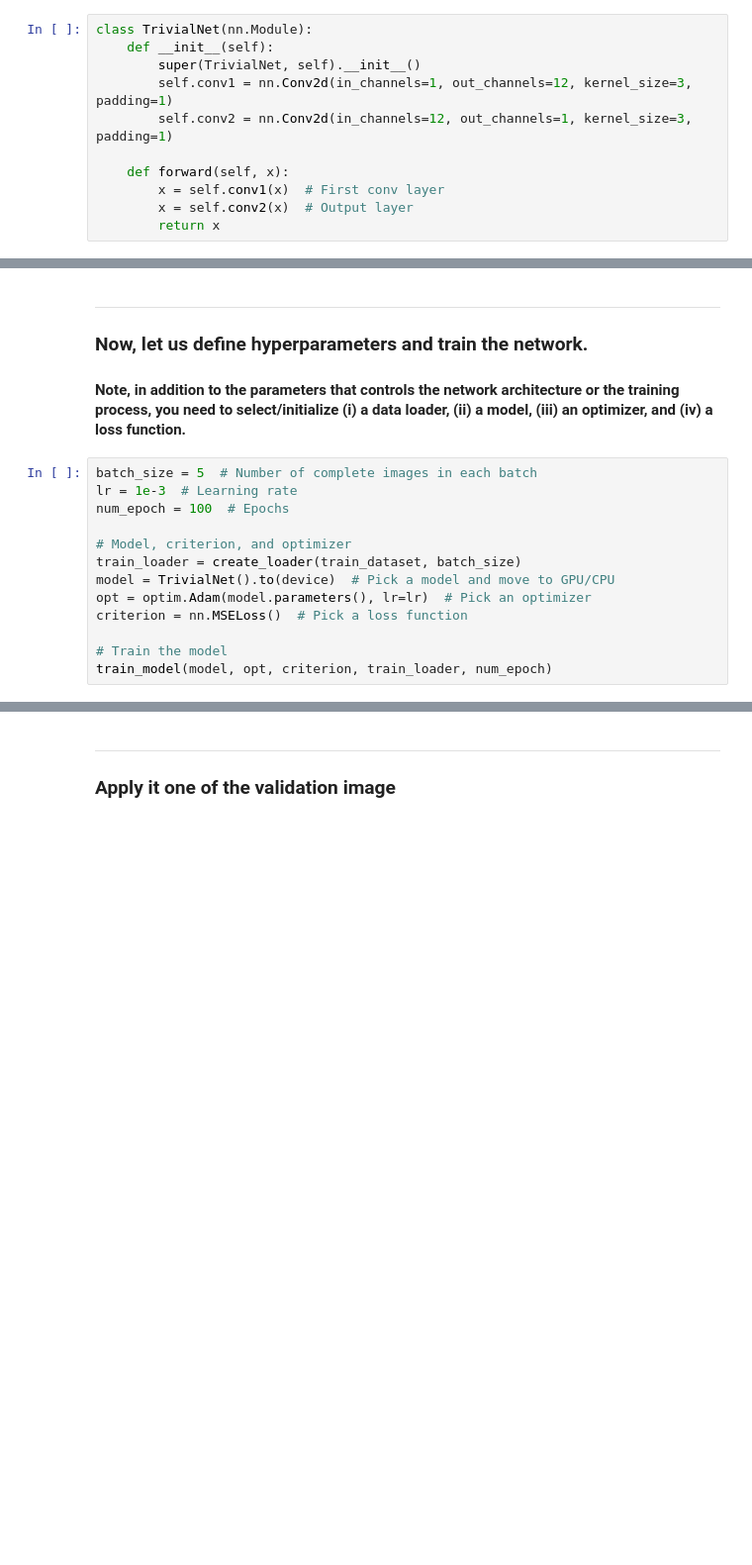
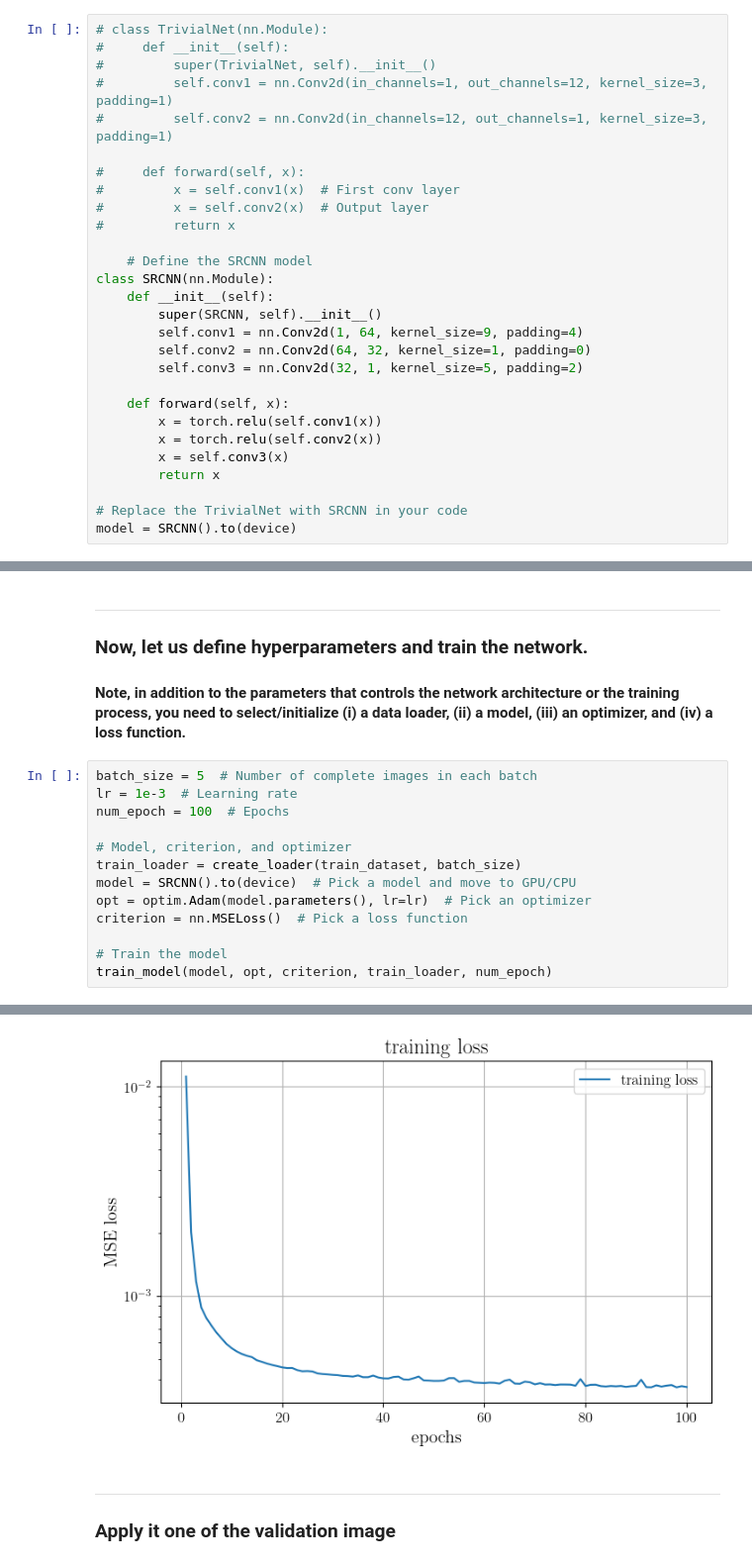
Before and after one commit to kangaaroob/BME5710-FinalProject, a Jupyter notebook: trivialnet.ipynb, the cells around one changed output, grey strips where cells are left out. Shown at 99% size. Saved outputs shown, nothing was run; the diff lists cells and outputs as text; blank space fills up the shorter version.

```diff
--- a/trivialnet.ipynb
+++ b/trivialnet.ipynb
@@ -103,16 +103,33 @@ ___
 
 #### Here, I have defined a trivial network, which has only two layers and no activation function. We are essentially doing linear filtering.
 # %%
-class TrivialNet(nn.Module):
+# class TrivialNet(nn.Module):
+#     def __init__(self):
+#         super(TrivialNet, self).__init__()
+#         self.conv1 = nn.Conv2d(in_channels=1, out_channels=12, kernel_size=3, padding=1)
+#         self.conv2 = nn.Conv2d(in_channels=12, out_channels=1, kernel_size=3, padding=1)
+
+#     def forward(self, x):
+#         x = self.conv1(x)  # First conv layer
+#         x = self.conv2(x)  # Output layer
+#         return x
+
+    # Define the SRCNN model
+class SRCNN(nn.Module):
     def __init__(self):
-        super(TrivialNet, self).__init__()
-        self.conv1 = nn.Conv2d(in_channels=1, out_channels=12, kernel_size=3, padding=1)
-        self.conv2 = nn.Conv2d(in_channels=12, out_channels=1, kernel_size=3, padding=1)
+        super(SRCNN, self).__init__()
+        self.conv1 = nn.Conv2d(1, 64, kernel_size=9, padding=4)
+        self.conv2 = nn.Conv2d(64, 32, kernel_size=1, padding=0)
+        self.conv3 = nn.Conv2d(32, 1, kernel_size=5, padding=2)
 
     def forward(self, x):
-        x = self.conv1(x)  # First conv layer
-        x = self.conv2(x)  # Output layer
+        x = torch.relu(self.conv1(x))
+        x = torch.relu(self.conv2(x))
+        x = self.conv3(x)
         return x
+
+# Replace the TrivialNet with SRCNN in your code
+model = SRCNN().to(device)
 # %% [markdown]
 ___
 ### Create a function to execute training. Note, we will call this function later.
@@ -166,7 +183,7 @@ num_epoch = 100  # Epochs
 
 # Model, criterion, and optimizer
 train_loader = create_loader(train_dataset, batch_size)
-model = TrivialNet().to(device)  # Pick a model and move to GPU/CPU
+model = SRCNN().to(device)  # Pick a model and move to GPU/CPU
 opt = optim.Adam(model.parameters(), lr=lr)  # Pick an optimizer
 criterion = nn.MSELoss()  # Pick a loss function
 
@@ -193,3 +210,4 @@ Epoch 32, Iteration 20, Loss: 0.000645
+[figure, added]
 # %% [markdown]
 ___
 ### Apply it one of the validation image
```
Also changed, not shown: parts of 2 cells of this notebook.
